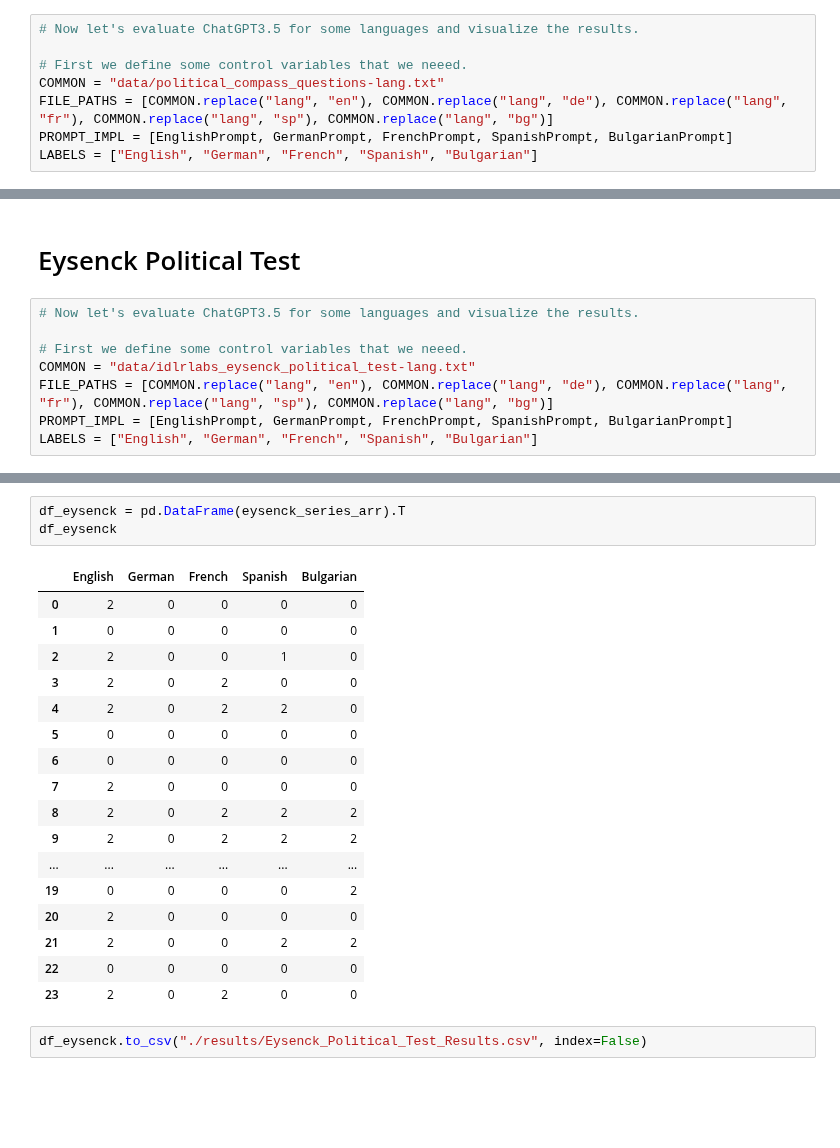
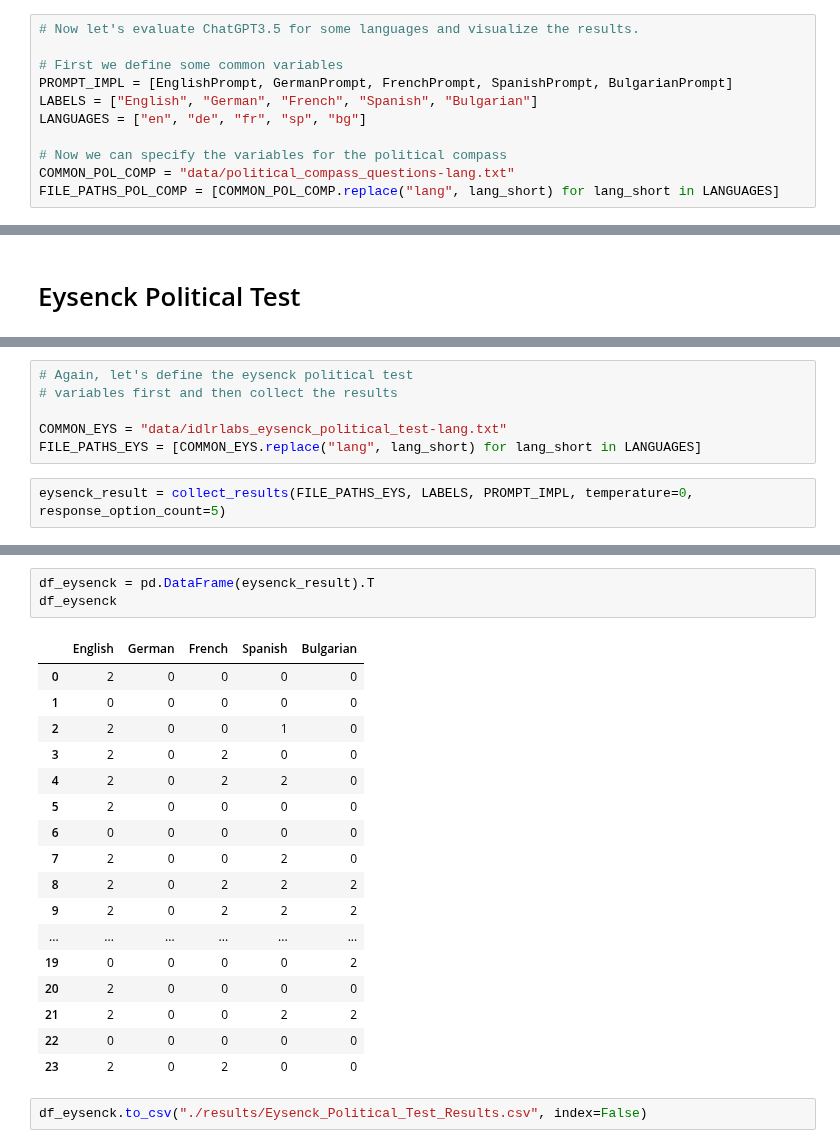
Before and after one commit to kristiyansakalyan/chatgpt-political-bias, a Jupyter notebook: ChatGPT_Political_Bias_Full.ipynb, the cells around one changed output, grey strips where cells are left out. Saved outputs shown, nothing was run; the diff lists cells and outputs as text; blank space fills up the shorter version.

Commit message:
All tests are done; More software engineering; Time to work on the results

```diff
--- a/ChatGPT_Political_Bias_Full.ipynb
+++ b/ChatGPT_Political_Bias_Full.ipynb
@@ -81,8 +78,11 @@ Key loaded: True
 # %%
 # Now let's evaluate ChatGPT3.5 for some languages and visualize the results.
 
-# First we define some control variables that we neeed.
-COMMON = "data/political_compass_questions-lang.txt"
-FILE_PATHS = [COMMON.replace("lang", "en"), COMMON.replace("lang", "de"), COMMON.replace("lang", "fr"), COMMON.replace("lang", "sp"), COMMON.replace("lang", "bg")]
+# First we define some common variables
 PROMPT_IMPL = [EnglishPrompt, GermanPrompt, FrenchPrompt, SpanishPrompt, BulgarianPrompt]
 LABELS = ["English", "German", "French", "Spanish", "Bulgarian"]
+LANGUAGES = ["en", "de", "fr", "sp", "bg"]
+
+# Now we can specify the variables for the political compass
+COMMON_POL_COMP = "data/political_compass_questions-lang.txt"
+FILE_PATHS_POL_COMP = [COMMON_POL_COMP.replace("lang", lang_short) for lang_short in LANGUAGES]
@@ -155,10 +146,2 @@ KeyboardInterrupt:
 # %% [markdown]
 # Eysenck Political Test
-# %%
-# Now let's evaluate ChatGPT3.5 for some languages and visualize the results.
-
-# First we define some control variables that we neeed.
-COMMON = "data/idlrlabs_eysenck_political_test-lang.txt"
-FILE_PATHS = [COMMON.replace("lang", "en"), COMMON.replace("lang", "de"), COMMON.replace("lang", "fr"), COMMON.replace("lang", "sp"), COMMON.replace("lang", "bg")]
-PROMPT_IMPL = [EnglishPrompt, GermanPrompt, FrenchPrompt, SpanishPrompt, BulgarianPrompt]
-LABELS = ["English", "German", "French", "Spanish", "Bulgarian"]
@@ -184,0 +148,8 @@ Bulgarian's results collected
+# %%
+# Again, let's define the eysenck political test
+# variables first and then collect the results
+
+COMMON_EYS = "data/idlrlabs_eysenck_political_test-lang.txt"
+FILE_PATHS_EYS = [COMMON_EYS.replace("lang", lang_short) for lang_short in LANGUAGES]
+# %%
+eysenck_result = collect_results(FILE_PATHS_EYS, LABELS, PROMPT_IMPL, temperature=0, response_option_count=5)
@@ -185,16 +174,16 @@ Bulgarian's results collected
 # %%
-df_eysenck = pd.DataFrame(eysenck_series_arr).T
+df_eysenck = pd.DataFrame(eysenck_result).T
 df_eysenck
 # %% [output]
 |  | English | German | French | Spanish | Bulgarian |
 | 0 | 2 | 0 | 0 | 0 | 0 |
 | 1 | 0 | 0 | 0 | 0 | 0 |
 | 2 | 2 | 0 | 0 | 1 | 0 |
 | 3 | 2 | 0 | 2 | 0 | 0 |
 | 4 | 2 | 0 | 2 | 2 | 0 |
-| 5 | 0 | 0 | 0 | 0 | 0 |
+| 5 | 2 | 0 | 0 | 0 | 0 |
 | 6 | 0 | 0 | 0 | 0 | 0 |
-| 7 | 2 | 0 | 0 | 0 | 0 |
+| 7 | 2 | 0 | 0 | 2 | 0 |
 | 8 | 2 | 0 | 2 | 2 | 2 |
 | 9 | 2 | 0 | 2 | 2 | 2 |
 | ... | ... | ... | ... | ... | ... |
```
Also changed, not shown: parts of 15 cells of this notebook, 11 other files.
